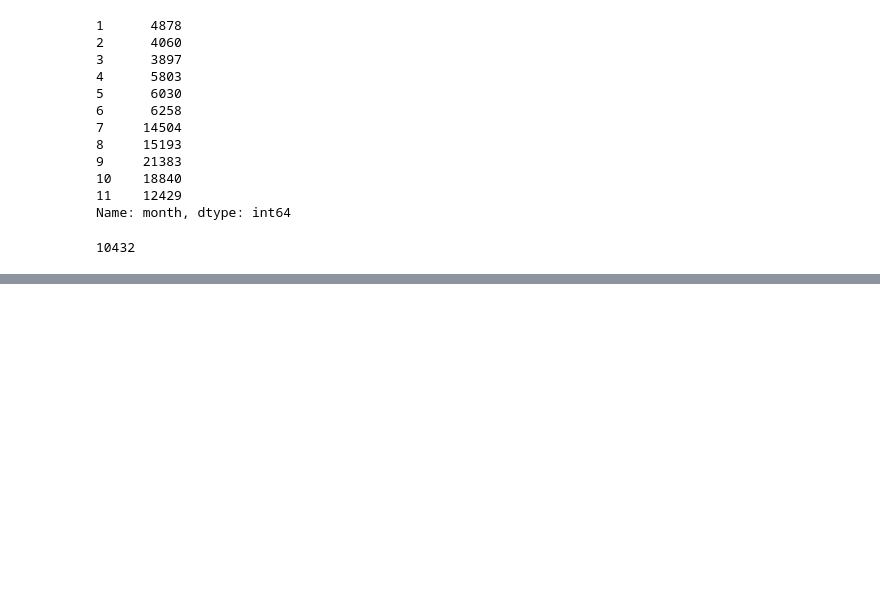
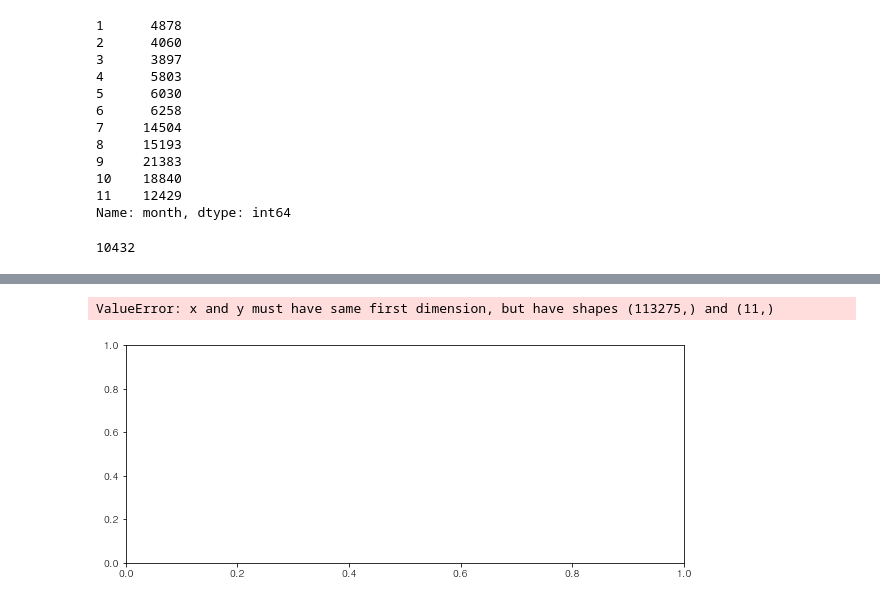
Before and after one commit to mundo99/2-2_BigData, a Jupyter notebook: 코로나19 누적데이터.ipynb, the cells around one changed output, grey strips where cells are left out. Cells and saved outputs as stored; diff of their text form; code cells hidden in the pictures; blank space fills up the shorter version.

```diff
--- a/코로나19 누적데이터.ipynb
+++ b/코로나19 누적데이터.ipynb
@@ -201,0 +213,6 @@ You should consider upgrading via the 'c:\python_3_8_8\python.exe -m pip install
+# %%
+# x축 데이터 만들기 1월~12월
+monthName = []
+for i in range(1,13): # 1~12
+    monthName.append(f"{i}월")
+print(monthName)
@@ -201,0 +221,4 @@ You should consider upgrading via the 'c:\python_3_8_8\python.exe -m pip install
+# %%
+# 20년 월별 확진자 수
+df21M = df21["month"].value_counts().sort_index()
+df21M
@@ -201,0 +240,10 @@ You should consider upgrading via the 'c:\python_3_8_8\python.exe -m pip install
+# %%
+plt.rc('font',family="HYGothic-Medium")
+# %%
+plt.figure(figsize=(10,4))
+plt.plot(df21.index,df21M)
+plt.xticks(range(1,13),monthName)
+plt.show()
+# %% [output]
+ValueError: x and y must have same first dimension, but have shapes (113275,) and (11,)
+[figure, added]
```
Also changed, not shown: parts of 9 cells of this notebook, 3 other files.
